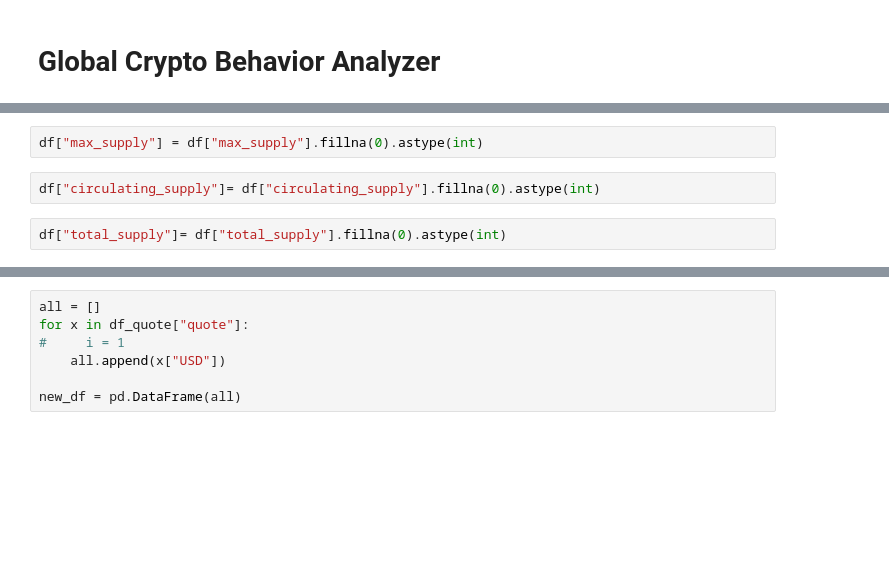
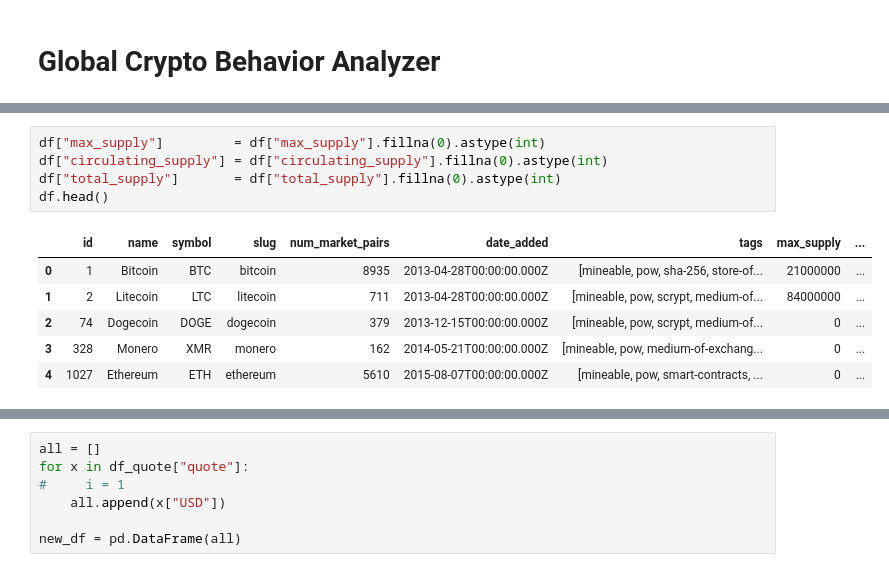
Before and after one commit to jasonjgarcia24/global-crypto-behavior-1, a Jupyter notebook: Global-Crypto-behavior-visualizations.ipynb, the cells around one changed output, grey strips where cells are left out. Saved outputs shown, nothing was run; the diff lists cells and outputs as text; blank space fills up the shorter version.

```diff
--- a/Global-Crypto-behavior-visualizations.ipynb
+++ b/Global-Crypto-behavior-visualizations.ipynb
@@ -120,7 +57,13 @@ df.head()
 # %%
-df["max_supply"] = df["max_supply"].fillna(0).astype(int)
+df["max_supply"]         = df["max_supply"].fillna(0).astype(int)
+df["circulating_supply"] = df["circulating_supply"].fillna(0).astype(int)
+df["total_supply"]       = df["total_supply"].fillna(0).astype(int)
+df.head()
+# %% [output]
+|  | id | name | symbol | slug | num_market_pairs | date_added | tags | max_supply | ... |
+| 0 | 1 | Bitcoin | BTC | bitcoin | 8935 | 2013-04-28T00:00:00.000Z | [mineable, pow, sha-256, store-of... | 21000000 | ... |
+| 1 | 2 | Litecoin | LTC | litecoin | 711 | 2013-04-28T00:00:00.000Z | [mineable, pow, scrypt, medium-of... | 84000000 | ... |
+| 2 | 74 | Dogecoin | DOGE | dogecoin | 379 | 2013-12-15T00:00:00.000Z | [mineable, pow, scrypt, medium-of... | 0 | ... |
+| 3 | 328 | Monero | XMR | monero | 162 | 2014-05-21T00:00:00.000Z | [mineable, pow, medium-of-exchang... | 0 | ... |
+| 4 | 1027 | Ethereum | ETH | ethereum | 5610 | 2015-08-07T00:00:00.000Z | [mineable, pow, smart-contracts, ... | 0 | ... |
-# %%
-df["circulating_supply"]= df["circulating_supply"].fillna(0).astype(int)
-# %%
-df["total_supply"]= df["total_supply"].fillna(0).astype(int)
 # %%
```
Also changed, not shown: parts of 22 cells of this notebook, 2 other files.
